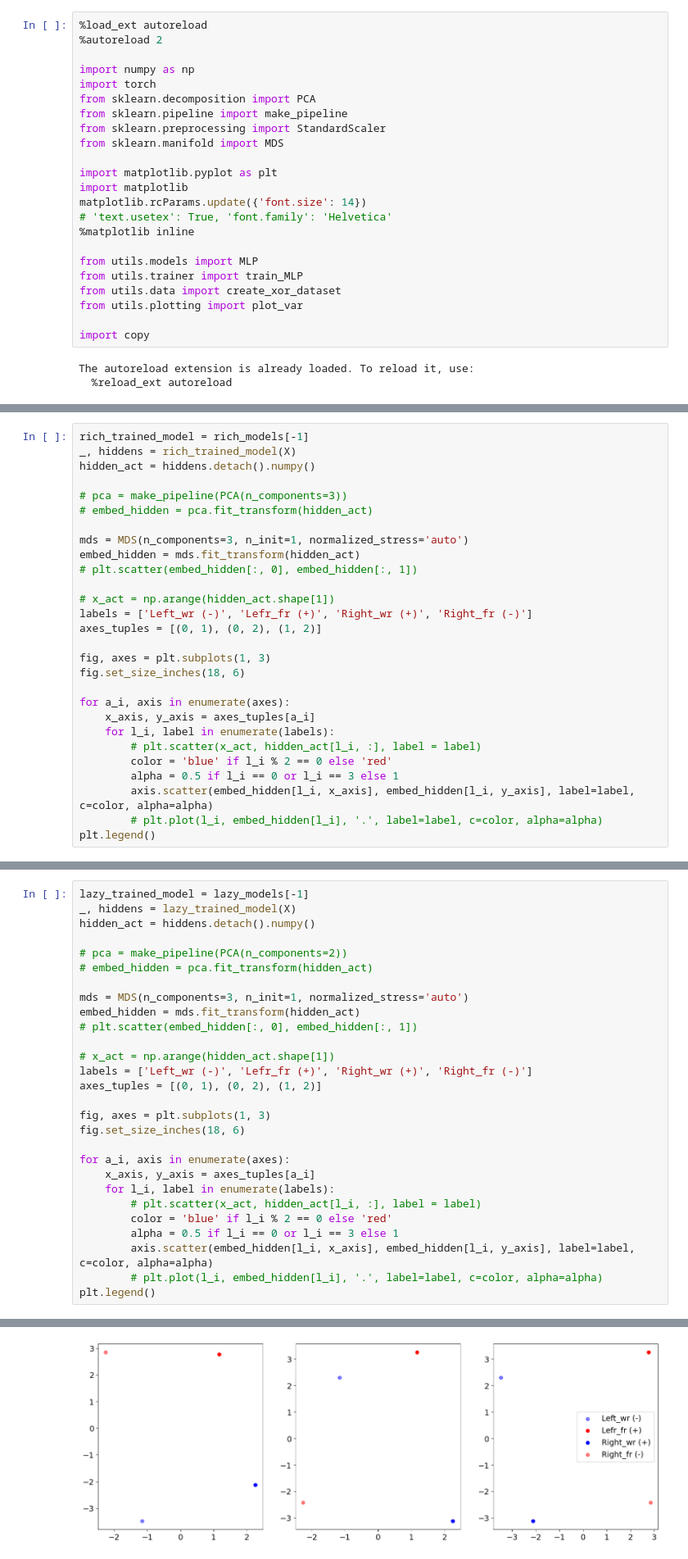
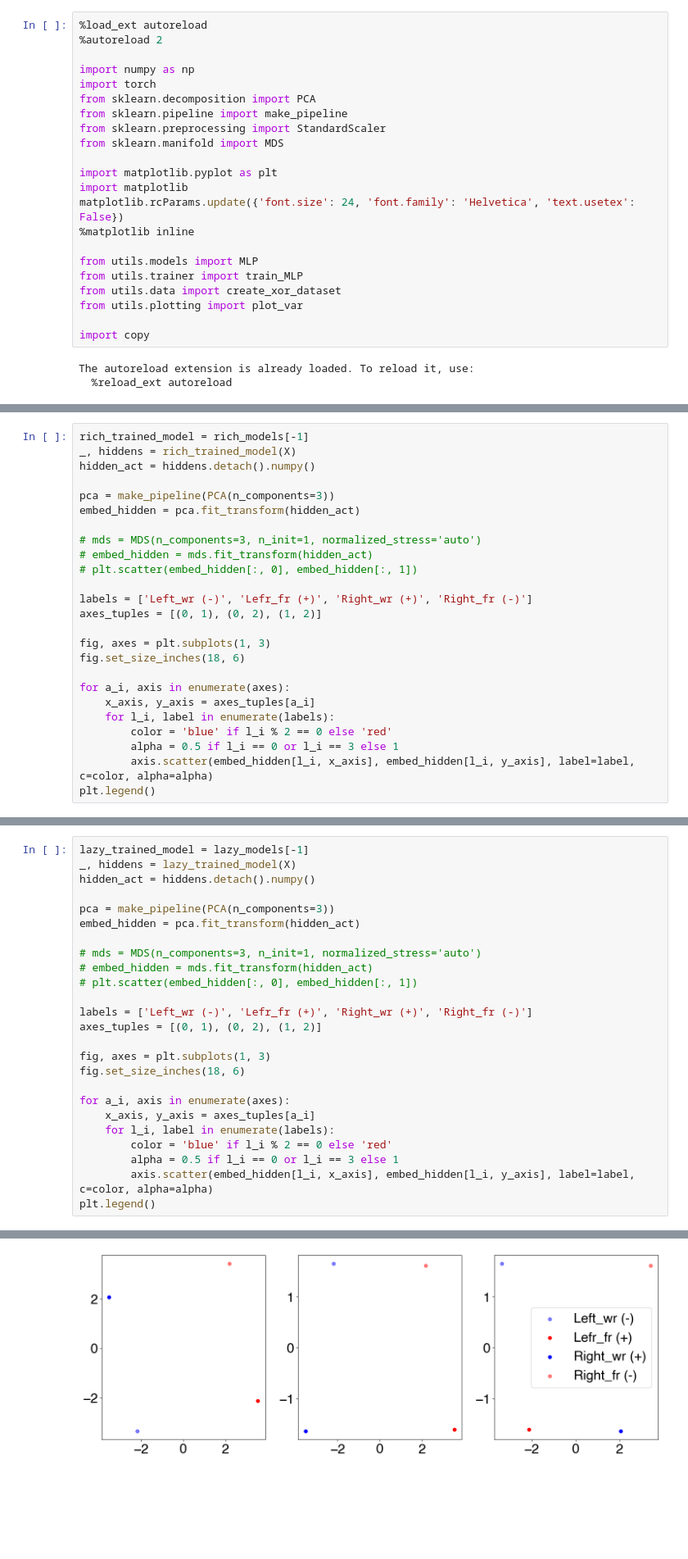
Before and after one commit to vandermeerlab/replay_task_rep, a Jupyter notebook: simulations/Fig4_splitting_sim.ipynb, the cells around one changed output, grey strips where cells are left out. Shown at 82% size. Drawn from its saved outputs; the diff is of its cells as text; blank space fills up the shorter version.

```diff
--- a/simulations/Fig4_splitting_sim.ipynb
+++ b/simulations/Fig4_splitting_sim.ipynb
@@ -11,8 +11,7 @@ from sklearn.manifold import MDS
 
 import matplotlib.pyplot as plt
 import matplotlib
-matplotlib.rcParams.update({'font.size': 14})
-# 'text.usetex': True, 'font.family': 'Helvetica'
+matplotlib.rcParams.update({'font.size': 24, 'font.family': 'Helvetica', 'text.usetex': False})
 %matplotlib inline
 
 from utils.models import MLP
@@ -132,14 +108,13 @@ rich_trained_model = rich_models[-1]
 _, hiddens = rich_trained_model(X)
 hidden_act = hiddens.detach().numpy()
 
-# pca = make_pipeline(PCA(n_components=3))
-# embed_hidden = pca.fit_transform(hidden_act)
+pca = make_pipeline(PCA(n_components=3))
+embed_hidden = pca.fit_transform(hidden_act)
 
-mds = MDS(n_components=3, n_init=1, normalized_stress='auto')
-embed_hidden = mds.fit_transform(hidden_act)
+# mds = MDS(n_components=3, n_init=1, normalized_stress='auto')
+# embed_hidden = mds.fit_transform(hidden_act)
 # plt.scatter(embed_hidden[:, 0], embed_hidden[:, 1])
 
-# x_act = np.arange(hidden_act.shape[1])
 labels = ['Left_wr (-)', 'Lefr_fr (+)', 'Right_wr (+)', 'Right_fr (-)']
 axes_tuples = [(0, 1), (0, 2), (1, 2)]
 
@@ -149,11 +124,9 @@ fig.set_size_inches(18, 6)
 for a_i, axis in enumerate(axes):
     x_axis, y_axis = axes_tuples[a_i]
     for l_i, label in enumerate(labels):
-        # plt.scatter(x_act, hidden_act[l_i, :], label = label)
         color = 'blue' if l_i % 2 == 0 else 'red'
         alpha = 0.5 if l_i == 0 or l_i == 3 else 1
         axis.scatter(embed_hidden[l_i, x_axis], embed_hidden[l_i, y_axis], label=label, c=color, alpha=alpha)
-        # plt.plot(l_i, embed_hidden[l_i], '.', label=label, c=color, alpha=alpha)
 plt.legend()
 # %% [output]
 <matplotlib.legend.Legend at 0x...>
@@ -161,31 +134,28 @@ plt.legend()
 # %%
 lazy_trained_model = lazy_models[-1]
 _, hiddens = lazy_trained_model(X)
 hidden_act = hiddens.detach().numpy()
 
-# pca = make_pipeline(PCA(n_components=2))
-# embed_hidden = pca.fit_transform(hidden_act)
+pca = make_pipeline(PCA(n_components=3))
+embed_hidden = pca.fit_transform(hidden_act)
 
-mds = MDS(n_components=3, n_init=1, normalized_stress='auto')
-embed_hidden = mds.fit_transform(hidden_act)
+# mds = MDS(n_components=3, n_init=1, normalized_stress='auto')
+# embed_hidden = mds.fit_transform(hidden_act)
 # plt.scatter(embed_hidden[:, 0], embed_hidden[:, 1])
 
-# x_act = np.arange(hidden_act.shape[1])
 labels = ['Left_wr (-)', 'Lefr_fr (+)', 'Right_wr (+)', 'Right_fr (-)']
 axes_tuples = [(0, 1), (0, 2), (1, 2)]
 
 fig, axes = plt.subplots(1, 3)
 fig.set_size_inches(18, 6)
 
 for a_i, axis in enumerate(axes):
     x_axis, y_axis = axes_tuples[a_i]
     for l_i, label in enumerate(labels):
-        # plt.scatter(x_act, hidden_act[l_i, :], label = label)
         color = 'blue' if l_i % 2 == 0 else 'red'
         alpha = 0.5 if l_i == 0 or l_i == 3 else 1
         axis.scatter(embed_hidden[l_i, x_axis], embed_hidden[l_i, y_axis], label=label, c=color, alpha=alpha)
-        # plt.plot(l_i, embed_hidden[l_i], '.', label=label, c=color, alpha=alpha)
 plt.legend()
 # %% [output]
 <matplotlib.legend.Legend at 0x...>
-[figure, old version]
+[figure, new version]
```
Also changed, not shown: parts of 5 cells of this notebook.
